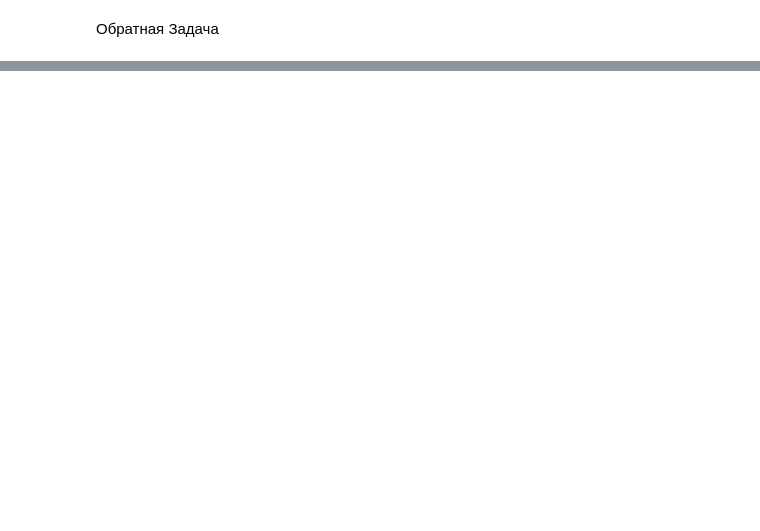
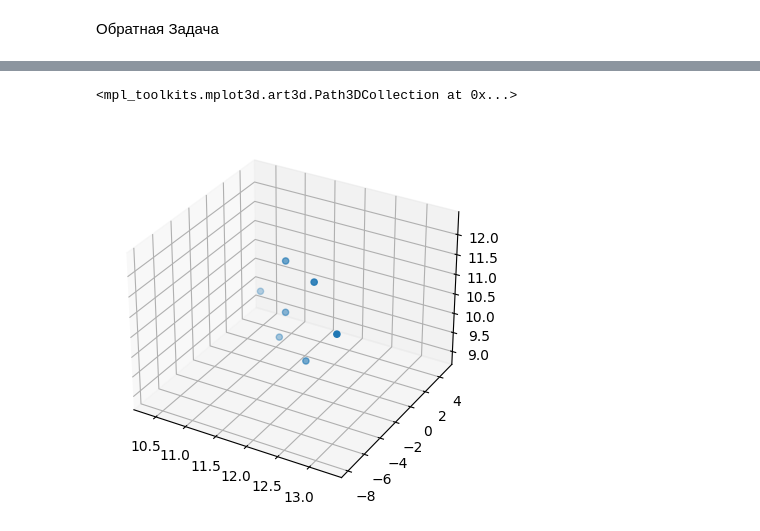
Before and after one commit to Liahimz/TechVision, a Jupyter notebook: tech_vision.ipynb, the cells around one changed output, grey strips where cells are left out. Cells and saved outputs as stored; diff of their text form; code cells hidden in the pictures; blank space fills up the shorter version.

```diff
--- a/tech_vision.ipynb
+++ b/tech_vision.ipynb
@@ -282,0 +294,7 @@ for i in range(7):
+# %%
+fig = plt.figure()
+ax = plt.axes(projection='3d')
+ax.scatter3D(res_x, res_y, res_z)
+# %% [output]
+<mpl_toolkits.mplot3d.art3d.Path3DCollection at 0x...>
+[figure, added]
```
Also changed, not shown: parts of 15 cells of this notebook, 3 other files.
